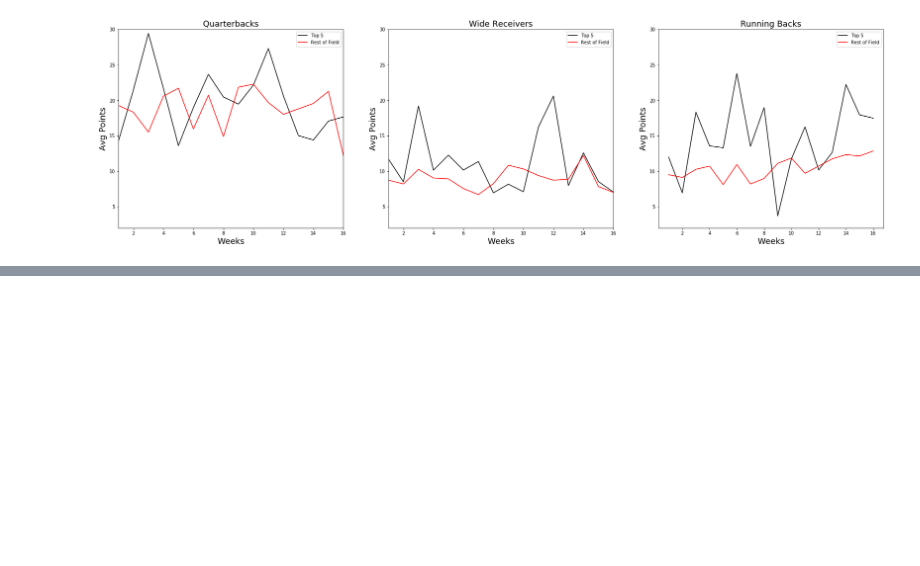
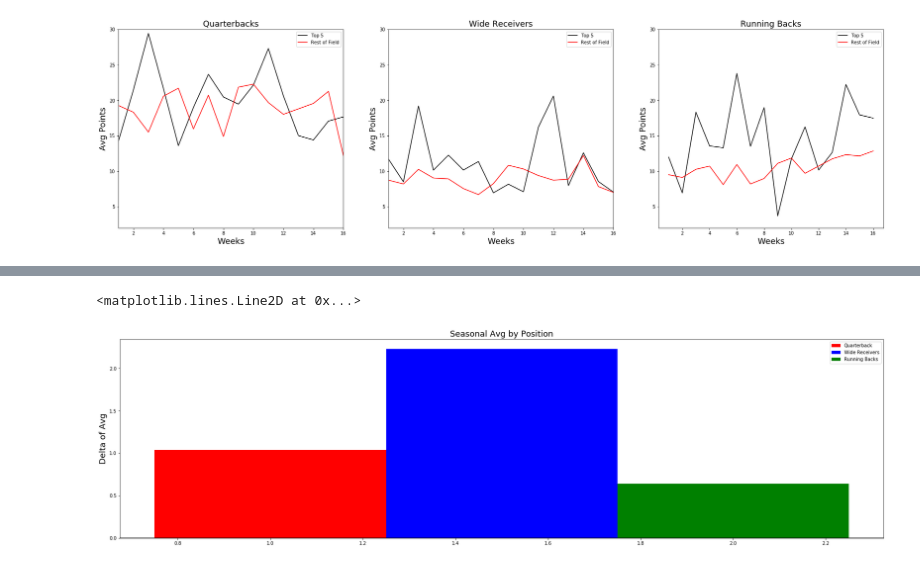
Before and after one commit to MTMUTH/Group_Project_01, a Jupyter notebook: FFL_DataAnalysis_Final.ipynb, the cells around one changed output, grey strips where cells are left out. Saved outputs shown, nothing was run; the diff lists cells and outputs as text; code cells hidden in the pictures; blank space fills up the shorter version.

```diff
--- a/FFL_DataAnalysis_Final.ipynb
+++ b/FFL_DataAnalysis_Final.ipynb
@@ -540,0 +609,20 @@ plt.savefig('fig.png')
+# %%
+#Delta Summary Graph - did not use
+fig2 = plt.figure(figsize = (30,8))
+deltasummary= fig2.add_subplot(111)
+#print(T5QBSAvg,TFQBSAvg)
+#print(np.subtract(np.array(T5QBSAvg), np.array(TFQBSAvg)))
+deltasummary.bar(1.0,(np.mean(T5QBSAvg) - np.mean(TFQBSAvg)),0.5, color = 'red', label = 'Quarterback')
+deltasummary.bar(1.5,(np.mean(T5WRSAvg) - np.mean(TFWRSAvg)),0.5, color = 'blue', label = 'Wide Receivers')
+deltasummary.bar(2.0,(np.mean(T5WRSAvg) - np.mean(TFRBSAvg)),0.5, color = 'green', label = 'Running Backs')
+
+#deltasummary.set_xlabel('Weeks', size = 18)
+deltasummary.set_ylabel('Delta of Avg', size = 18)
+deltasummary.set_title('Seasonal Avg by Position', size = 18)
+# deltasummary.set_ylim(-15,15)
+# deltasummary.set_xlim(1,16)
+deltasummary.legend(loc = 'best')
+deltasummary.axhline(y=0.0, color = 'black')
+# %% [output]
+<matplotlib.lines.Line2D at 0x...>
+[figure, added]
```
Also changed, not shown: parts of 4 cells of this notebook, 2 other files.
